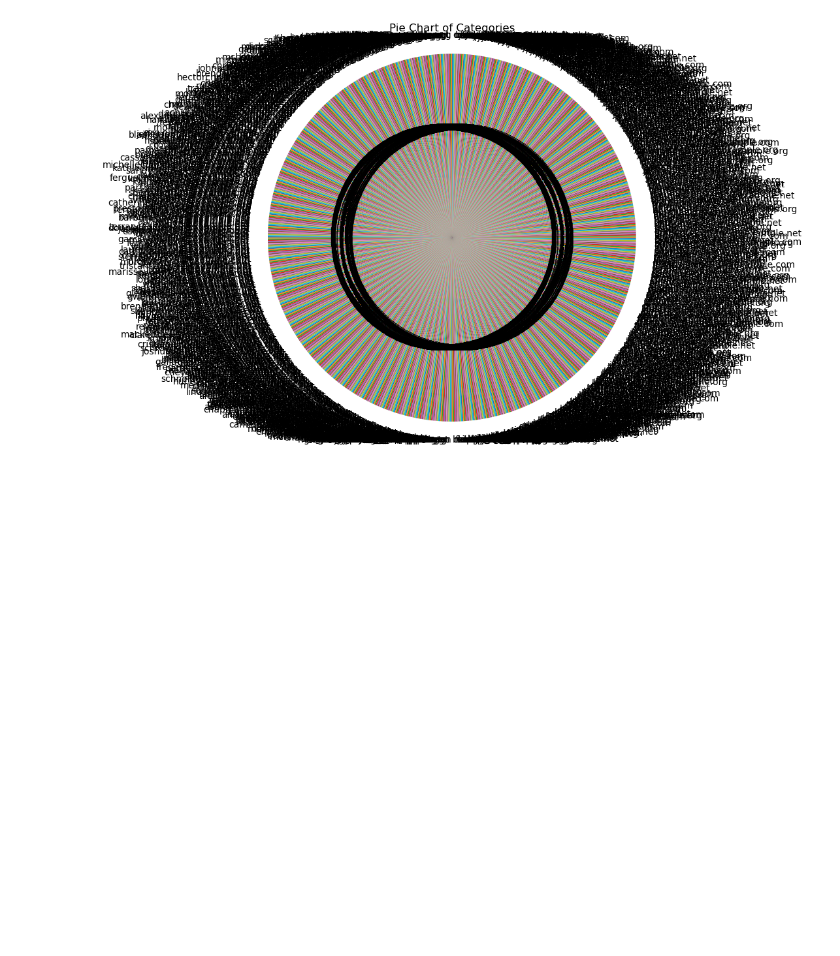
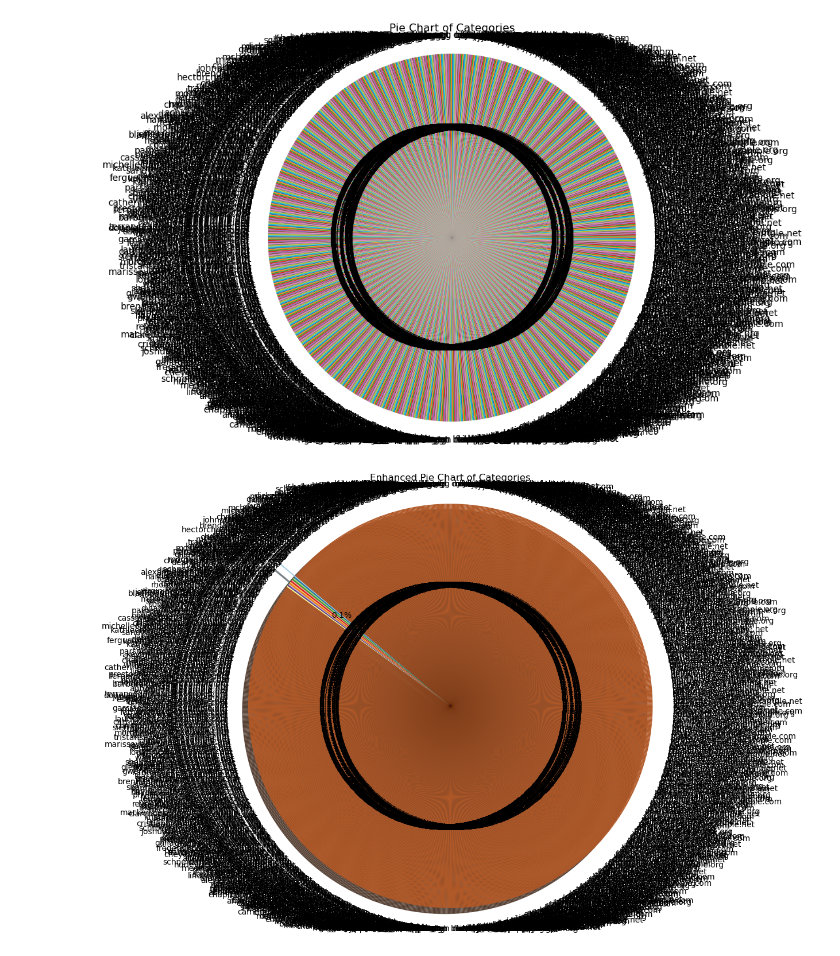
Before and after one commit to IanaraFer/programming-for-data-analytics, a Jupyter notebook: assignments/assignment3-pie.ipynb, the cells around one changed output. Saved outputs shown, nothing was run; the diff lists cells and outputs as text; code cells hidden in the pictures; blank space fills up the shorter version.

```diff
--- a/assignments/assignment3-pie.ipynb
+++ b/assignments/assignment3-pie.ipynb
@@ -47,3 +47,22 @@ plt.axis('equal')  # Equal aspect ratio ensures that pie is drawn as a circle.
 plt.show()
 # %% [output]
 [figure]
+# %%
+# Count the occurrences of each category
+category_counts = data['Email'].value_counts()
+
+# Extract categories and values
+categories = category_counts.index
+values = category_counts.values
+
+# Explode the largest slice
+explode = [0.1 if i == values.argmax() else 0 for i in range(len(values))]
+
+# Create pie chart with enhancements
+plt.figure(figsize=(10,10))
+plt.pie(values, labels=categories, autopct='%1.1f%%', startangle=140, explode=explode, shadow=True, colors=plt.cm.Paired(range(len(categories))))
+plt.title('Enhanced Pie Chart of Categories')
+plt.axis('equal')  # Equal aspect ratio ensures that pie is drawn as a circle.
+plt.show()
+# %% [output]
+[figure, added]
```
